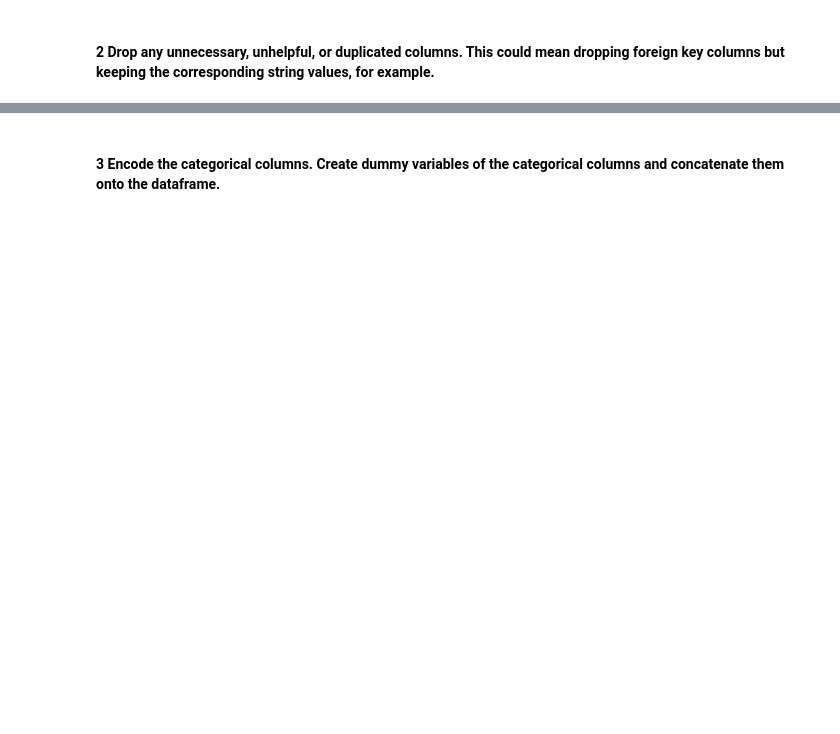
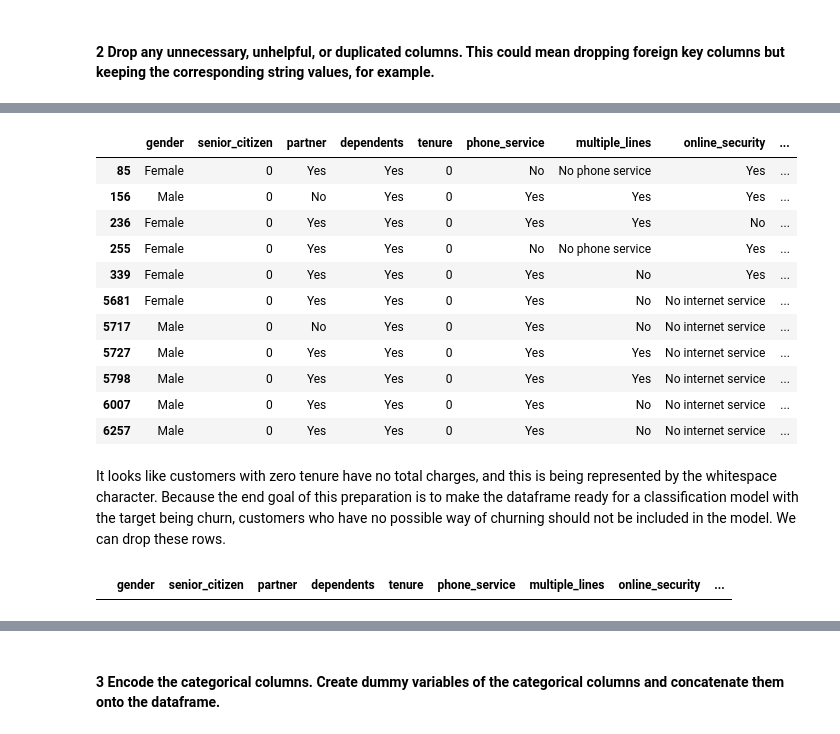
Before and after one commit to cfreeman22/classification-exercises, a Jupyter notebook: classification_exercises.ipynb, the cells around one changed output, grey strips where cells are left out. Cells and saved outputs as stored; diff of their text form; code cells hidden in the pictures; blank space fills up the shorter version.

Commit message:
Classification exercises

```diff
--- a/classification_exercises.ipynb
+++ b/classification_exercises.ipynb
@@ -565,0 +740,17 @@ df_telco.head()
+# %%
+df_telco[df_telco.tenure == 0]
+# %% [output]
+|  | gender | senior_citizen | partner | dependents | tenure | phone_service | multiple_lines | online_security | ... |
+| 85 | Female | 0 | Yes | Yes | 0 | No | No phone service | Yes | ... |
+| 156 | Male | 0 | No | Yes | 0 | Yes | Yes | Yes | ... |
+| 236 | Female | 0 | Yes | Yes | 0 | Yes | Yes | No | ... |
+| 255 | Female | 0 | Yes | Yes | 0 | No | No phone service | Yes | ... |
+| 339 | Female | 0 | Yes | Yes | 0 | Yes | No | Yes | ... |
+| 5681 | Female | 0 | Yes | Yes | 0 | Yes | No | No internet service | ... |
+| 5717 | Male | 0 | No | Yes | 0 | Yes | No | No internet service | ... |
+| 5727 | Male | 0 | Yes | Yes | 0 | Yes | Yes | No internet service | ... |
+| 5798 | Male | 0 | Yes | Yes | 0 | Yes | Yes | No internet service | ... |
+| 6007 | Male | 0 | Yes | Yes | 0 | Yes | No | No internet service | ... |
+| 6257 | Male | 0 | Yes | Yes | 0 | Yes | No | No internet service | ... |
+# %% [markdown]
+It looks like customers with zero tenure have no total charges, and this is being represented by the whitespace character. Because the end goal of this preparation is to make the dataframe ready for a classification model with the target being churn, customers who have no possible way of churning should not be included in the model. We can drop these rows.
@@ -565,0 +761,5 @@ df_telco.head()
+# %%
+# Confirm that these rows were dropped
+df_telco[df_telco.tenure == 0]
+# %% [output]
+|  | gender | senior_citizen | partner | dependents | tenure | phone_service | multiple_lines | online_security | ... |
```
Also changed, not shown: parts of 57 cells of this notebook, 1 other file.
